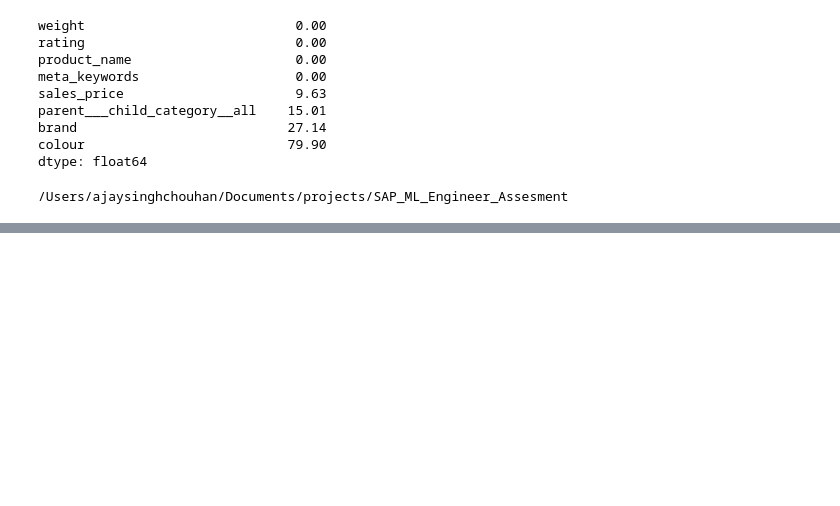
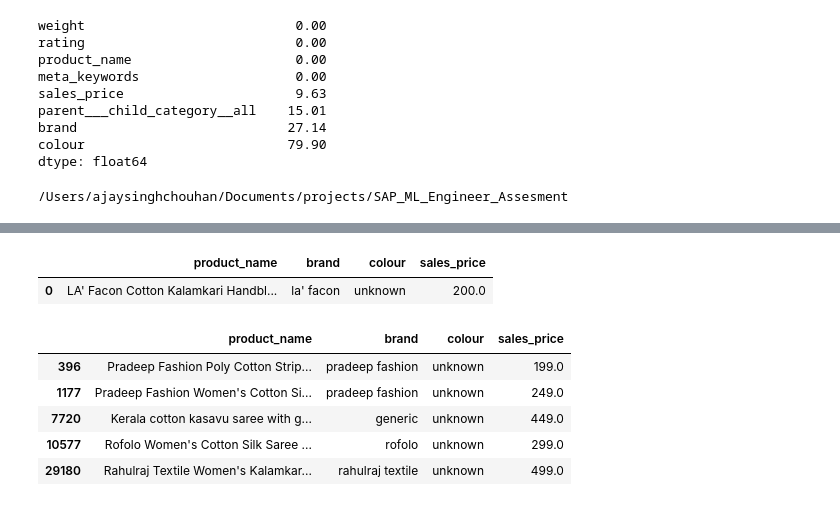
Before and after one commit to Ajax07/sap-ml-product-similarity, a Jupyter notebook: notebooks/eda.ipynb, the cells around one changed output, grey strips where cells are left out. Cells and saved outputs as stored; diff of their text form; code cells hidden in the pictures; blank space fills up the shorter version.

```diff
--- a/notebooks/eda.ipynb
+++ b/notebooks/eda.ipynb
@@ -366 +365,34 @@ print(final_embeddings.shape)
 (30000, 11403)
+# %%
+from app.services.similarity_engine import (
+    SimilarityEngine
+)
+
+engine = SimilarityEngine(
+    processed_df,
+    final_embeddings
+)
+
+sample_product_id = (
+    processed_df[
+        "uniq_id"
+    ].iloc[0]
+)
+
+similar_products = (
+    engine.find_similar_products(
+        product_id=sample_product_id,
+        num_similar=5
+    )
+)
+
+print(
+    "Query Product:",
+    sample_product_id
+)
+
+print(
+    "Similar Products:"
+)
+
+similar_products
@@ -366,0 +409,32 @@ print(final_embeddings.shape)
+# %%
+query_product = processed_df[
+    processed_df["uniq_id"]
+    == sample_product_id
+][[
+    "product_name",
+    "brand",
+    "colour",
+    "sales_price"
+]]
+
+query_product
+# %% [output]
+|  | product_name | brand | colour | sales_price |
+| 0 | LA' Facon Cotton Kalamkari Handbl... | la' facon | unknown | 200.0 |
+# %%
+processed_df[
+    processed_df["uniq_id"]
+    .isin(similar_products)
+][[
+    "product_name",
+    "brand",
+    "colour",
+    "sales_price"
+]]
+# %% [output]
+|  | product_name | brand | colour | sales_price |
+| 396 | Pradeep Fashion Poly Cotton Strip... | pradeep fashion | unknown | 199.0 |
+| 1177 | Pradeep Fashion Women's Cotton Si... | pradeep fashion | unknown | 249.0 |
+| 7720 | Kerala cotton kasavu saree with g... | generic | unknown | 449.0 |
+| 10577 | Rofolo Women's Cotton Silk Saree ... | rofolo | unknown | 299.0 |
+| 29180 | Rahulraj Textile Women's Kalamkar... | rahulraj textile | unknown | 499.0 |
```
Also changed, not shown: parts of 9 cells of this notebook, 6 other files.
